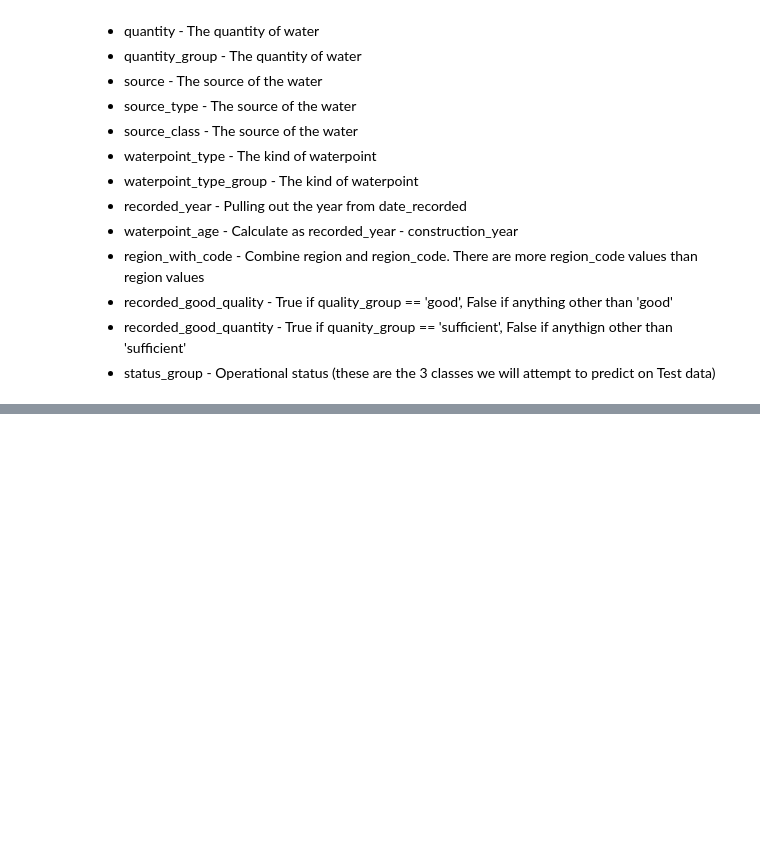
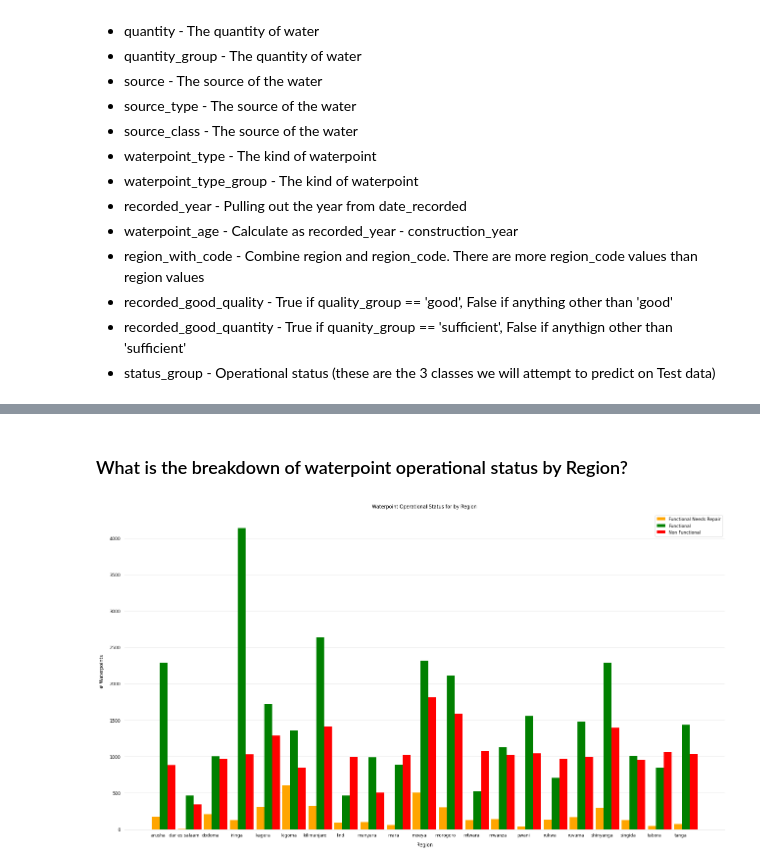
Before and after one commit to kulomady/dsc-phase-3-project, a Jupyter notebook: notebooks/eda.ipynb, the cells around one changed output, grey strips where cells are left out. Cells and saved outputs as stored; diff of their text form; code cells hidden in the pictures; blank space fills up the shorter version.

```diff
--- a/notebooks/eda.ipynb
+++ b/notebooks/eda.ipynb
@@ -76,0 +98,49 @@ df.head(3)
+# %% [markdown]
+### What is the breakdown of waterpoint operational status by Region?
+# %%
+# Use Seaborn's context settings to make fonts larger.
+sns.set_context('paper')
+
+# Create a grouped bar chart, with region as the x-axis and status_group as the variable we're grouping on
+fig, ax = plt.subplots(figsize=(18, 10))
+
+# Our x-axis. We just want a list of numbers from zero with a value for each of the regions.
+x = np.arange(len(df.region.unique()))
+
+# Define bar width. We need this to offset the additional bars.
+bar_width = 0.3
+
+b1_series = df[df['status_group'] == 'functional needs repair'].groupby('region')['id'].count().sort_index()
+b2_series = df[df['status_group'] == 'functional'].groupby('region')['id'].count().sort_index(0)
+b3_series = df[df['status_group'] == 'non functional'].groupby('region')['id'].count().sort_index()
+
+
+b1 = ax.bar(x, b1_series, width=bar_width, label='Functional Needs Repair', color='orange')
+# Same thing, but offset the x.
+b2 = ax.bar(x + bar_width, b2_series, width=bar_width, label='Functional', color='green')
+ # Same thing, but offset the x again
+b3 = ax.bar(x +(bar_width*2), b3_series, width=bar_width, label='Non Functional', color='red')
+
+# Fix the x-axes.
+ax.set_xticks(x + bar_width / 3)
+ax.set_xticklabels(b1_series.index)
+
+# Add legend.
+ax.legend()
+
+# Axis styling.
+ax.spines['top'].set_visible(False)
+ax.spines['right'].set_visible(False)
+ax.spines['left'].set_visible(False)
+ax.spines['bottom'].set_color('#DDDDDD')
+ax.tick_params(bottom=False, left=False)
+ax.set_axisbelow(True)
+ax.yaxis.grid(True, color='#EEEEEE')
+
+# Add axis and chart labels.
+ax.set_xlabel('Region', labelpad=10)
+ax.set_ylabel('# Waterpoints', labelpad=10)
+ax.set_title('Waterpoint Operational Status for by Region', pad=10)
+fig.tight_layout()
+# %% [output]
+[figure, added]
```
Also changed, not shown: parts of 34 cells of this notebook.
